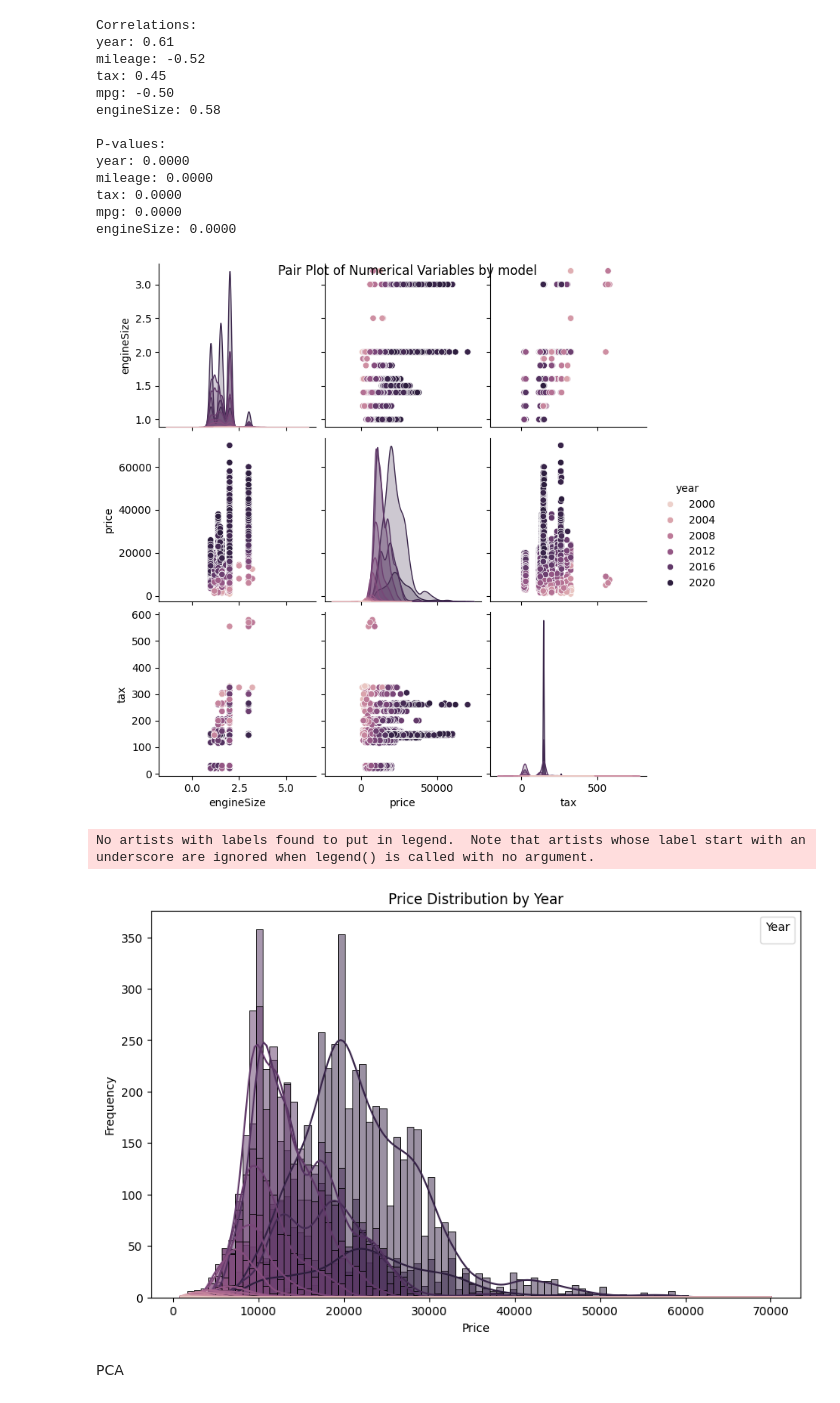
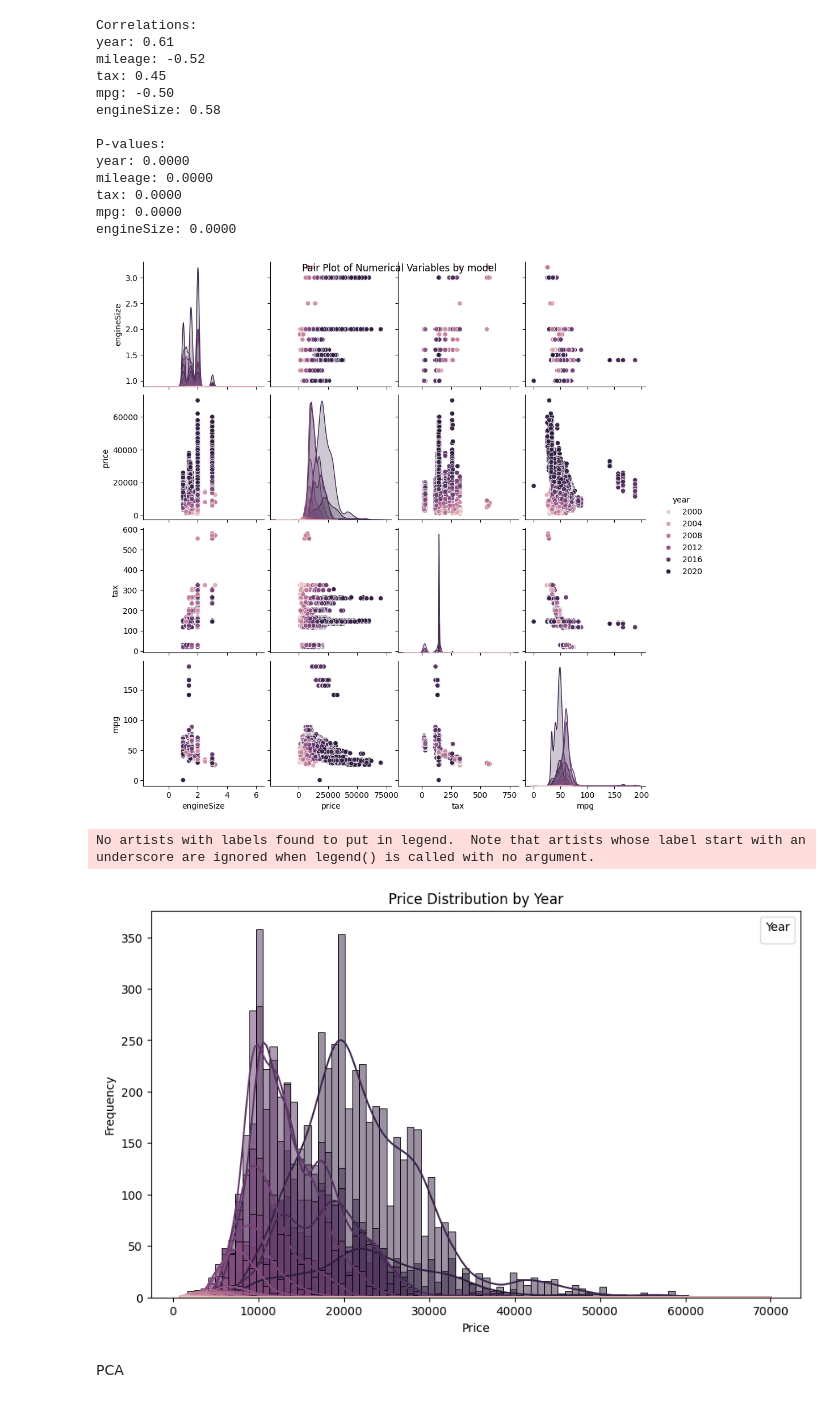
Before and after one commit to DavidCampion/DAV-CA1, a Jupyter notebook: project.ipynb, the cells around one changed output. Cells and saved outputs as stored; diff of their text form; code cells hidden in the pictures.

```diff
--- a/project.ipynb
+++ b/project.ipynb
@@ -215,19 +217,19 @@ tax: 0.0000
 mpg: 0.0000
 engineSize: 0.0000
 # %%
-sns.pairplot(df, vars=['engineSize', 'price', 'tax'], hue='year')
+sns.pairplot(df, vars=['engineSize', 'price', 'tax', 'mpg'], hue='year')
 plt.suptitle('Pair Plot of Numerical Variables by model')
 plt.show()
 
 plt.figure(figsize=(10, 6))
 sns.histplot(data=df, x='price', hue='year', kde=True)
 plt.title('Price Distribution by Year')
 plt.xlabel('Price')
 plt.ylabel('Frequency')
 plt.legend(title='Year', loc='upper right')
 plt.show()
 # %% [output]
-[figure, old version]
+[figure, new version]
 No artists with labels found to put in legend.  Note that artists whose label start with an underscore are ignored when legend() is called with no argument.
 [figure]
 # %% [markdown]
```
Also changed, not shown: parts of 6 cells of this notebook.
